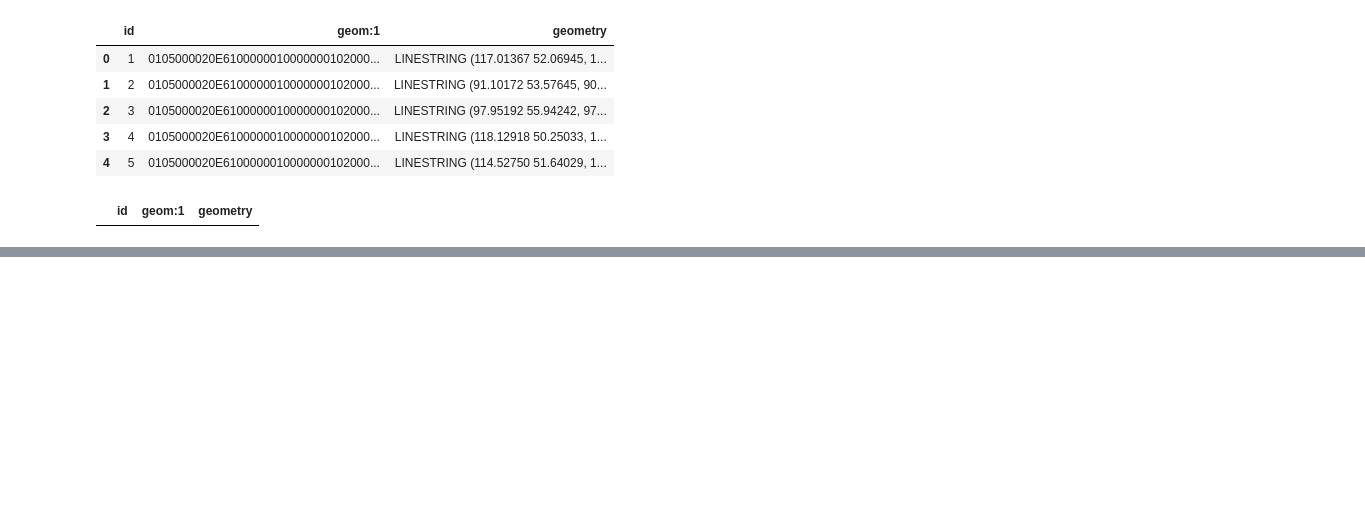
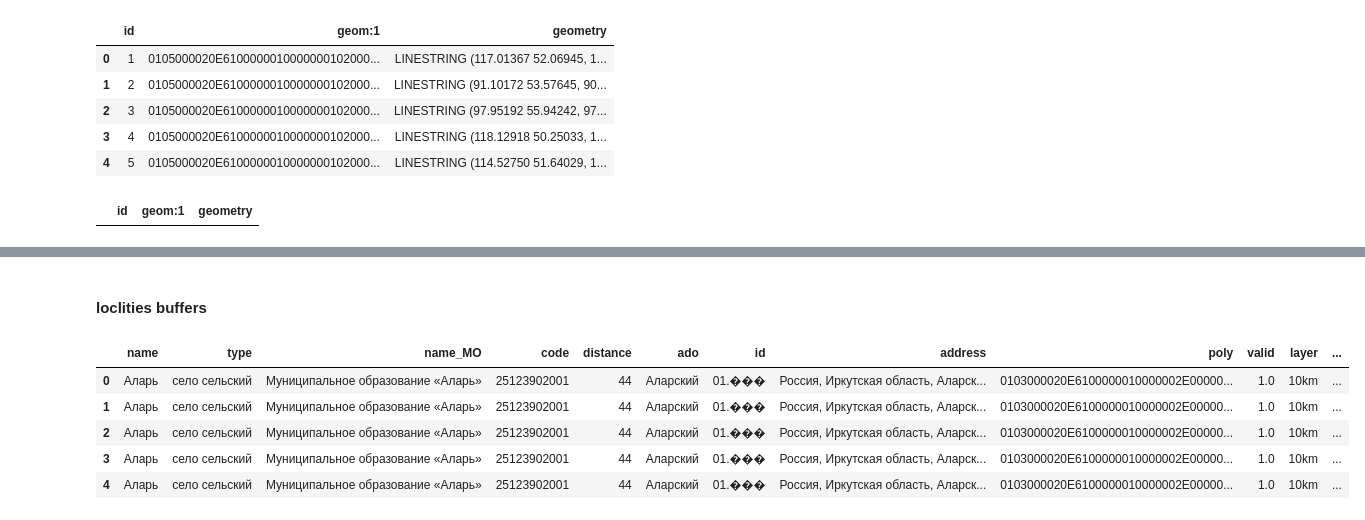
Before and after one commit to Nickitarius/Forest_Fires_Data_Visualisation, a Jupyter notebook: Util/data_transfer.ipynb, the cells around one changed output, grey strips where cells are left out. Cells and saved outputs as stored; diff of their text form; code cells hidden in the pictures; blank space fills up the shorter version.

```diff
--- a/Util/data_transfer.ipynb
+++ b/Util/data_transfer.ipynb
@@ -395,0 +543,17 @@ df_rail.to_file(path, driver='GeoJSON', index=False)
+# %% [markdown]
+#### loclities buffers
+# %%
+fileName = 'localities_merged.geojson'
+
+path_to_json = my_data_path + "/MY buffers/" + fileName
+# ignore_geometry=True
+df_loc_buf = gpd.read_file(path_to_json)
+
+df_loc_buf.head()
+# %% [output]
+|  | name | type | name_MO | code | distance | ado | id | address | poly | valid | layer | ... |
+| 0 | Аларь | село сельский | Муниципальное образование «Аларь» | 25123902001 | 44 | Аларский | 01.��� | Россия, Иркутская область, Аларск... | 0103000020E6100000010000002E00000... | 1.0 | 10km | ... |
+| 1 | Аларь | село сельский | Муниципальное образование «Аларь» | 25123902001 | 44 | Аларский | 01.��� | Россия, Иркутская область, Аларск... | 0103000020E6100000010000002E00000... | 1.0 | 10km | ... |
+| 2 | Аларь | село сельский | Муниципальное образование «Аларь» | 25123902001 | 44 | Аларский | 01.��� | Россия, Иркутская область, Аларск... | 0103000020E6100000010000002E00000... | 1.0 | 10km | ... |
+| 3 | Аларь | село сельский | Муниципальное образование «Аларь» | 25123902001 | 44 | Аларский | 01.��� | Россия, Иркутская область, Аларск... | 0103000020E6100000010000002E00000... | 1.0 | 10km | ... |
+| 4 | Аларь | село сельский | Муниципальное образование «Аларь» | 25123902001 | 44 | Аларский | 01.��� | Россия, Иркутская область, Аларск... | 0103000020E6100000010000002E00000... | 1.0 | 10km | ... |
```
Also changed, not shown: parts of 54 cells of this notebook, 1 other file.
